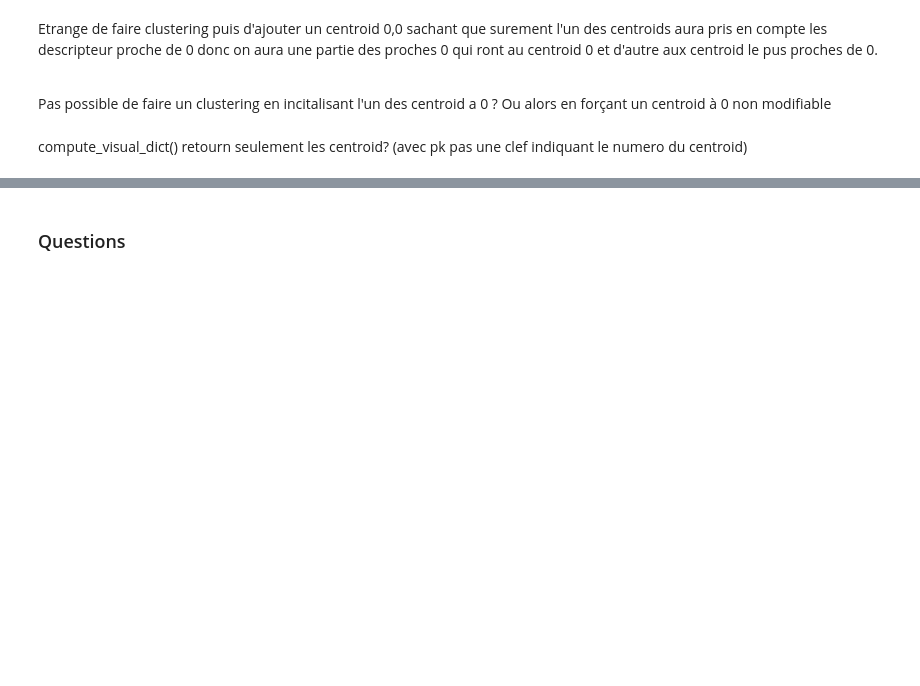
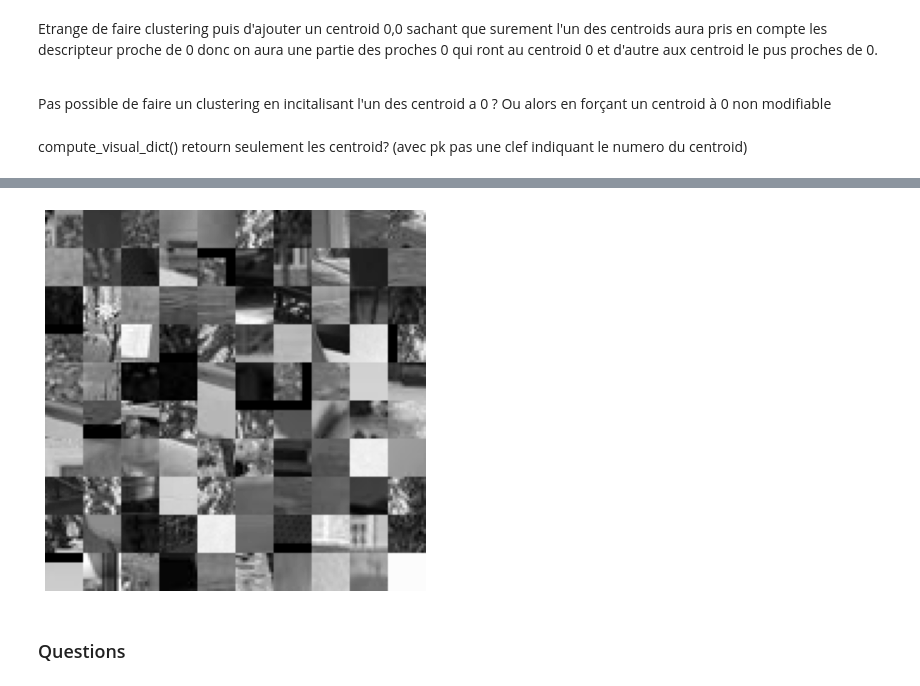
Before and after one commit to jean3108/Reconnaissance-Forme-Analyse-Image, a Jupyter notebook: SIFT_BoW/SIFT_BoW.ipynb, the cells around one changed output, grey strips where cells are left out. Drawn from its saved outputs; the diff is of its cells as text; code cells hidden in the pictures; blank space fills up the shorter version.

```diff
--- a/SIFT_BoW/SIFT_BoW.ipynb
+++ b/SIFT_BoW/SIFT_BoW.ipynb
@@ -270,3 +303,7 @@ display_images(regions[np.random.choice(len(regions), 100)]) # Show 100 random r
+# %%
+display_images(vdregions[-100:])
+# %% [output]
+[figure, added]
 # %% [markdown]
 ### Questions
 # %% [markdown]
```
Also changed, not shown: parts of 24 cells of this notebook, 1 other file.
